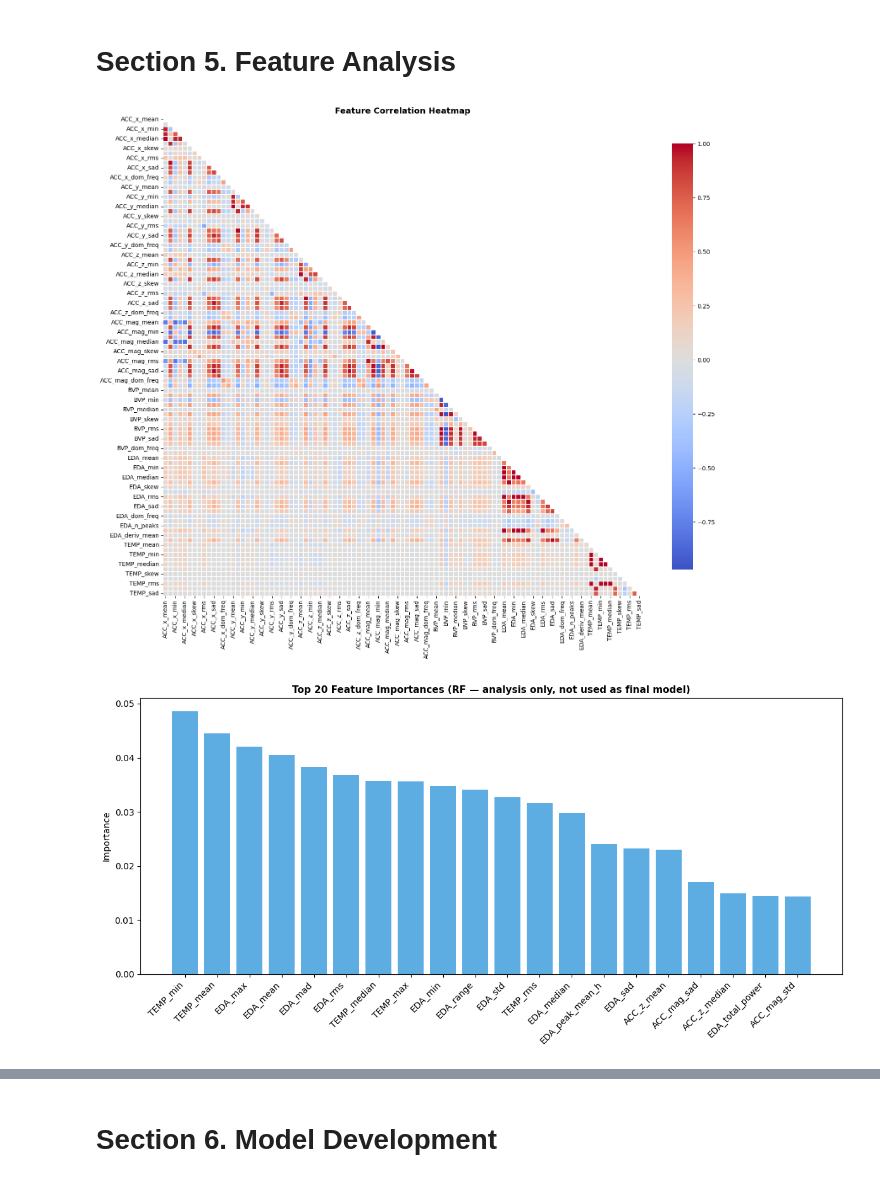
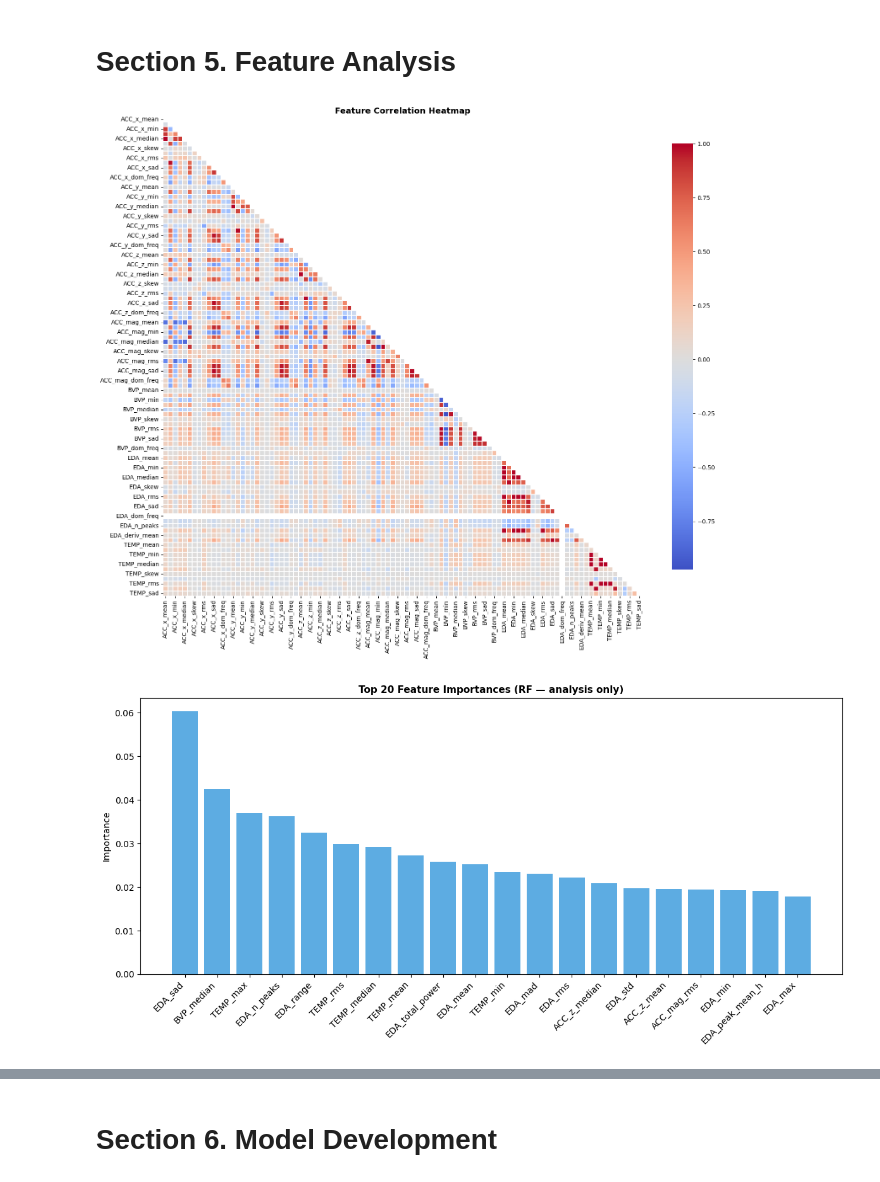
Before and after one commit to ManuCa93/healthcare_final, a Jupyter notebook: wesad_stress_detection.ipynb, the cells around one changed output, grey strips where cells are left out. Saved outputs shown, nothing was run; the diff lists cells and outputs as text; code cells hidden in the pictures.

```diff
--- a/wesad_stress_detection.ipynb
+++ b/wesad_stress_detection.ipynb
@@ -33,7 +35,8 @@ SUBJECT_IDS = [2, 3, 4, 5, 6, 7, 8, 9, 10, 11, 13, 14, 15, 16, 17]
 LABEL_MAP = {1: 'Baseline', 2: 'Stress', 3: 'Amusement'}
 WRIST_SAMPLING_RATES = {'ACC': 32, 'BVP': 64, 'EDA': 4, 'TEMP': 4}
 LABEL_SAMPLING_RATE = 700
-WINDOW_SIZE_SEC = 5  # 5-second windows
+WINDOW_SIZE_SEC = 30  # 30-second windows
+WINDOW_SHIFT_SEC = 5  # 5-second sliding step
 VALID_LABELS = [1, 2, 3]
 # Binary mapping: 0 = Non-Stress (baseline + amusement), 1 = Stress
 BINARY_MAP = {1: 0, 2: 1, 3: 0}
@@ -201,7 +204,7 @@ all_windows = {}
 all_labels_dict = {}
 
 for sid in SUBJECT_IDS:
-    w, l = create_windows(all_subjects_data[sid], 5, LABEL_SAMPLING_RATE, WRIST_SAMPLING_RATES, VALID_LABELS)
+    w, l = create_windows(all_subjects_data[sid], WINDOW_SIZE_SEC, WINDOW_SHIFT_SEC, LABEL_SAMPLING_RATE, WRIST_SAMPLING_RATES, VALID_LABELS)
     all_windows[sid] = w
     all_labels_dict[sid] = l
     unique, counts = np.unique(l, return_counts=True)
@@ -296,28 +299,28 @@ plt.title('Feature Correlation Heatmap', fontsize=14, fontweight='bold')
 plt.tight_layout()
 plt.show()
 # %% [output]
-[figure, old version]
+[figure, new version]
 # %%
-# === Feature importance (quick RF — for analysis only, not a final model) ===
+# === Feature importance (quick RF — not a final model) ===
 scaler_tmp = StandardScaler()
 X_tmp = scaler_tmp.fit_transform(X)
 
 rf_analysis = RandomForestClassifier(n_estimators=100, random_state=42, n_jobs=-1)
 rf_analysis.fit(X_tmp, y)
 
 importances = rf_analysis.feature_importances_
 top_idx = np.argsort(importances)[::-1][:20]
 
 plt.figure(figsize=(12, 6))
 plt.bar(range(20), importances[top_idx], color='#3498db', alpha=0.8)
 plt.xticks(range(20), [X.columns[i] for i in top_idx], rotation=45, ha='right')
-plt.title('Top 20 Feature Importances (RF — analysis only, not used as final model)',
+plt.title('Top 20 Feature Importances (RF — analysis only)',
           fontsize=11, fontweight='bold')
 plt.ylabel('Importance')
 plt.tight_layout()
 plt.show()
 # %% [output]
-[figure, old version]
+[figure, new version]
 # %%
 # === PCA Visualization ===
 scaler_pca = StandardScaler()
```
Also changed, not shown: parts of 17 cells of this notebook, 1 other file.
